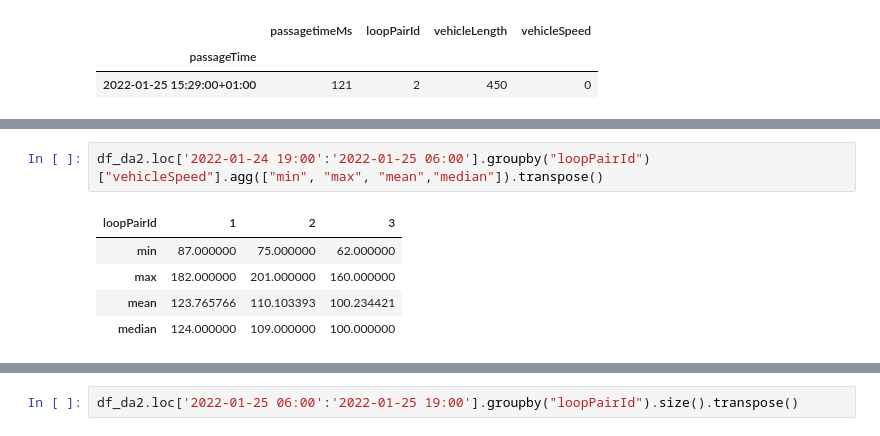
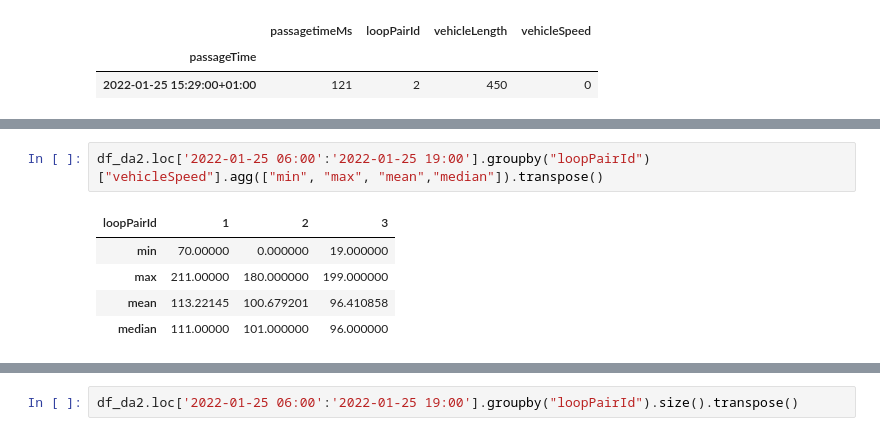
Before and after one commit to piotrv/ARS, a Jupyter notebook: notebooks/Traffic Flow Continuity and Daily Patterns.ipynb, the cells around one changed output, grey strips where cells are left out. Drawn from its saved outputs; the diff is of its cells as text.

```diff
--- a/notebooks/Traffic Flow Continuity and Daily Patterns.ipynb
+++ b/notebooks/Traffic Flow Continuity and Daily Patterns.ipynb
@@ -218,8 +207,8 @@ df_da2[zero_speed]
 # %%
-df_da2.loc['2022-01-24 19:00':'2022-01-25 06:00'].groupby("loopPairId")["vehicleSpeed"].agg(["min", "max", "mean","median"]).transpose()
+df_da2.loc['2022-01-25 06:00':'2022-01-25 19:00'].groupby("loopPairId")["vehicleSpeed"].agg(["min", "max", "mean","median"]).transpose()
 # %% [output]
 | loopPairId | 1 | 2 | 3 |
-| min | 87.000000 | 75.000000 | 62.000000 |
-| max | 182.000000 | 201.000000 | 160.000000 |
-| mean | 123.765766 | 110.103393 | 100.234421 |
-| median | 124.000000 | 109.000000 | 100.000000 |
+| min | 70.00000 | 0.000000 | 19.000000 |
+| max | 211.00000 | 180.000000 | 199.000000 |
+| mean | 113.22145 | 100.679201 | 96.410858 |
+| median | 111.00000 | 101.000000 | 96.000000 |
```
Also changed, not shown: parts of 30 cells of this notebook.
